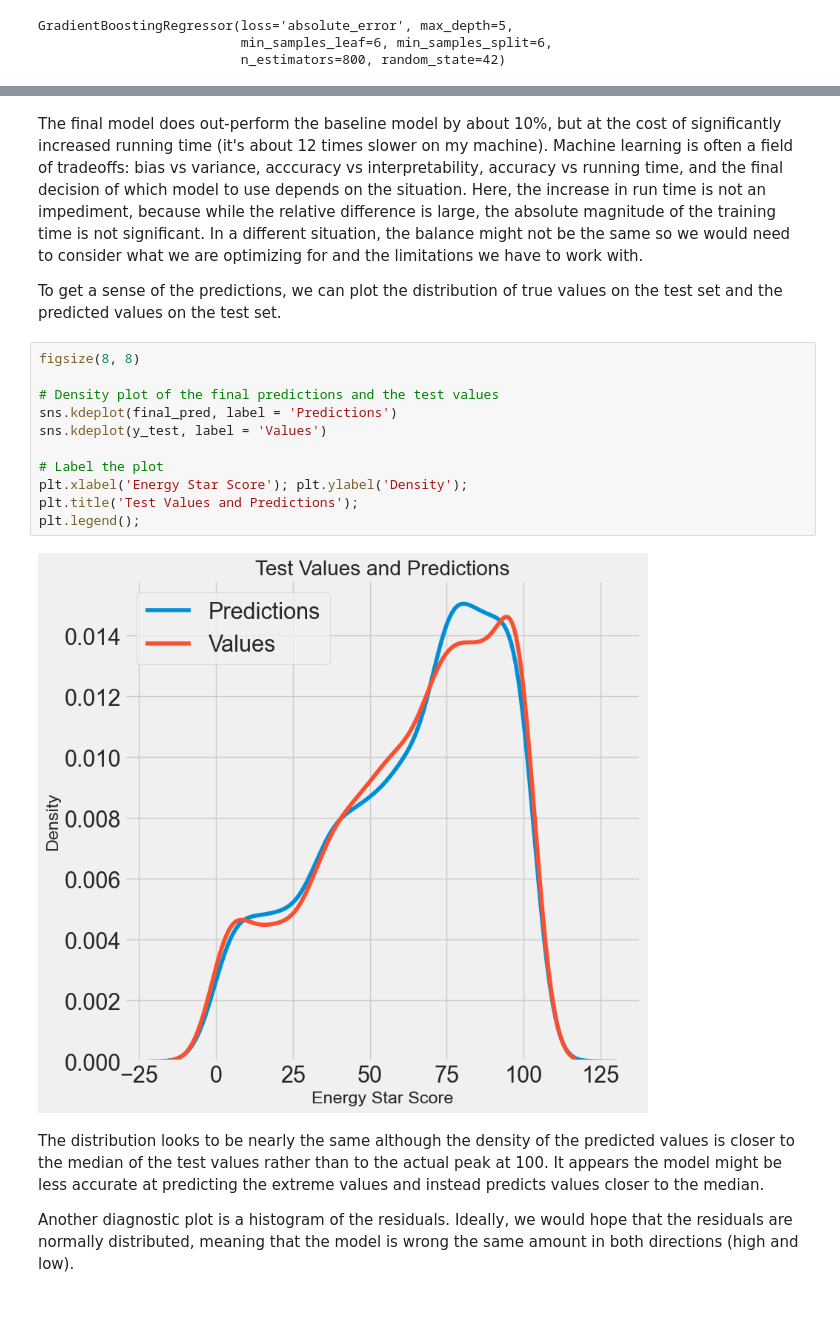
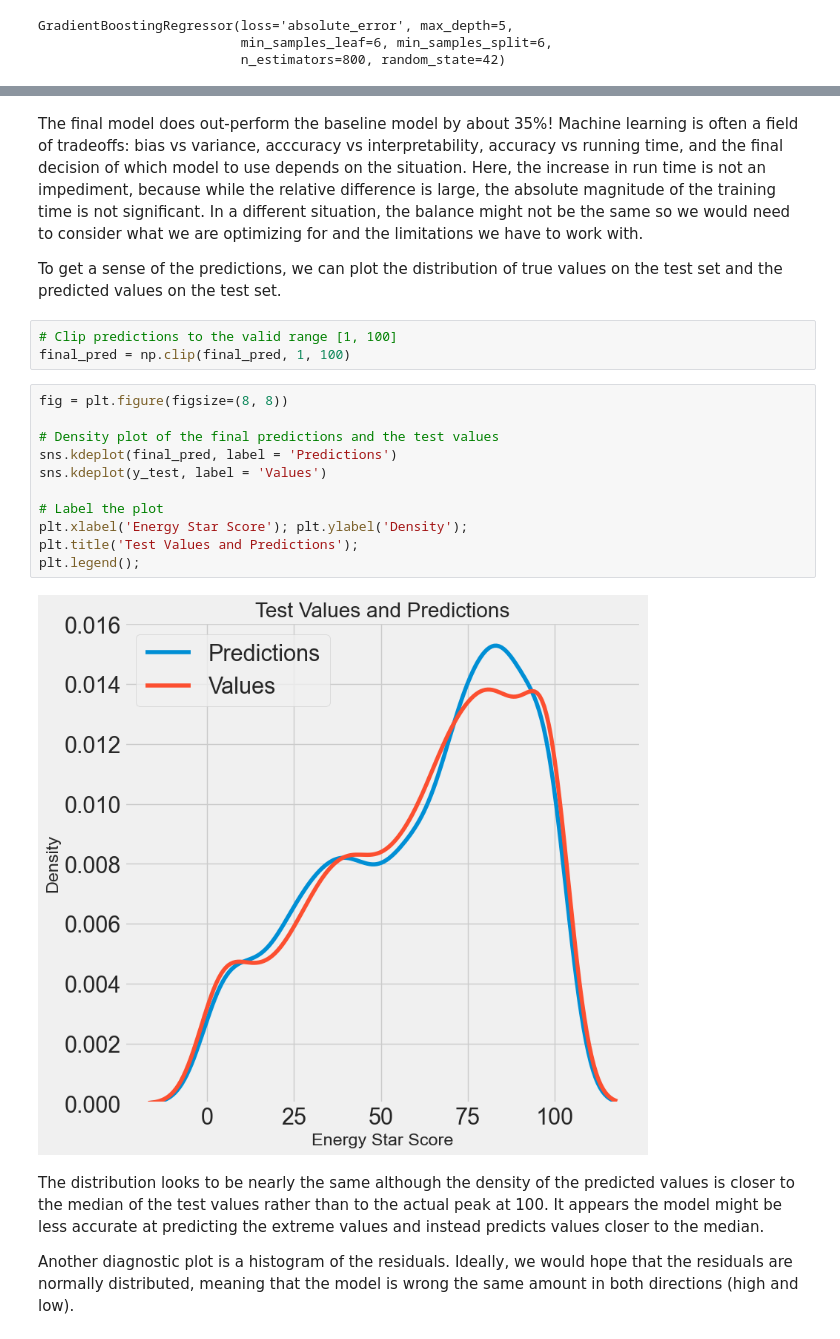
Before and after one commit to zkhechadoorian/NYC-LL84-Benchmarking, a Jupyter notebook: notebooks/1_modeling.ipynb, the cells around one changed output, grey strips where cells are left out. Drawn from its saved outputs; the diff is of its cells as text; blank space fills up the shorter version.

```diff
--- a/notebooks/1_modeling.ipynb
+++ b/notebooks/1_modeling.ipynb
@@ -924,20 +926,23 @@ Final model performance on the test set:   MAE = 1.6582.
 # %% [markdown]
-The final model does out-perform the baseline model by about 10%, but at the cost of significantly increased running time (it's about 12 times slower on my machine). Machine learning is often a field of tradeoffs: bias vs variance, acccuracy vs interpretability, accuracy vs running time, and the final decision of which model to use depends on the situation. Here, the increase in run time is not an impediment, because while the relative difference is large, the absolute magnitude of the training time is not significant. In a different situation, the balance might not be the same so we would need to consider what we are optimizing for and the limitations we have to work with.
+The final model does out-perform the baseline model by about 35%! Machine learning is often a field of tradeoffs: bias vs variance, acccuracy vs interpretability, accuracy vs running time, and the final decision of which model to use depends on the situation. Here, the increase in run time is not an impediment, because while the relative difference is large, the absolute magnitude of the training time is not significant. In a different situation, the balance might not be the same so we would need to consider what we are optimizing for and the limitations we have to work with.
 
 To get a sense of the predictions, we can plot the distribution of true values on the test set and the predicted values on the test set.
+# %%
+# Clip predictions to the valid range [1, 100]
+final_pred = np.clip(final_pred, 1, 100)
 # %%
-figsize(8, 8)
+fig = plt.figure(figsize=(8, 8))
 
 # Density plot of the final predictions and the test values
 sns.kdeplot(final_pred, label = 'Predictions')
 sns.kdeplot(y_test, label = 'Values')
 
 # Label the plot
 plt.xlabel('Energy Star Score'); plt.ylabel('Density');
 plt.title('Test Values and Predictions');
 plt.legend();
 # %% [output]
-[figure, old version]
+[figure, new version]
 # %% [markdown]
 The distribution looks to be nearly the same although the density of the predicted values is closer to the median of the test values rather than to the actual peak at 100. It appears the model might be less accurate at predicting the extreme values and instead predicts values closer to the median.
 
```
Also changed, not shown: parts of 35 cells of this notebook, 4 other files.
